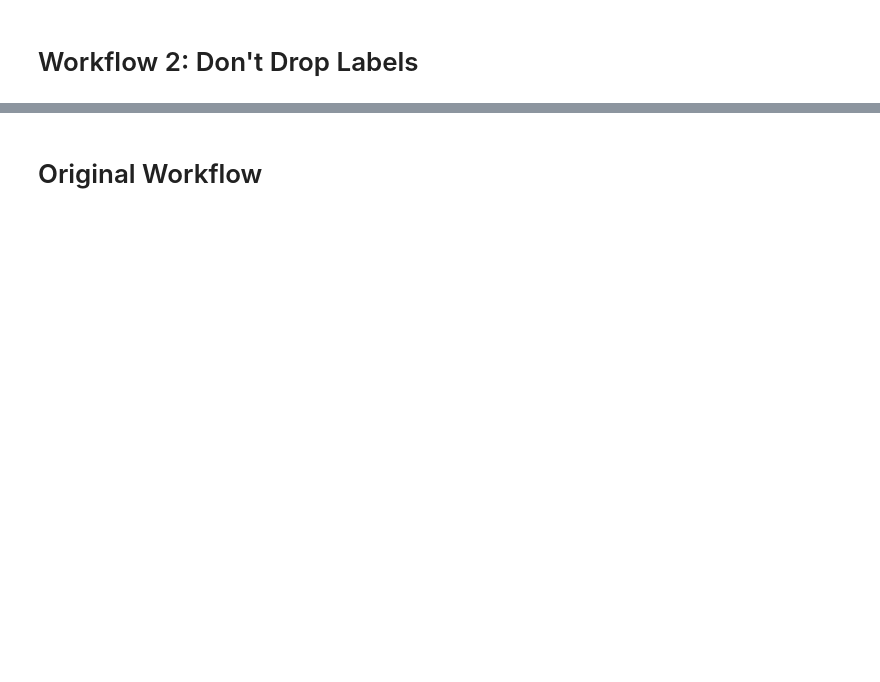
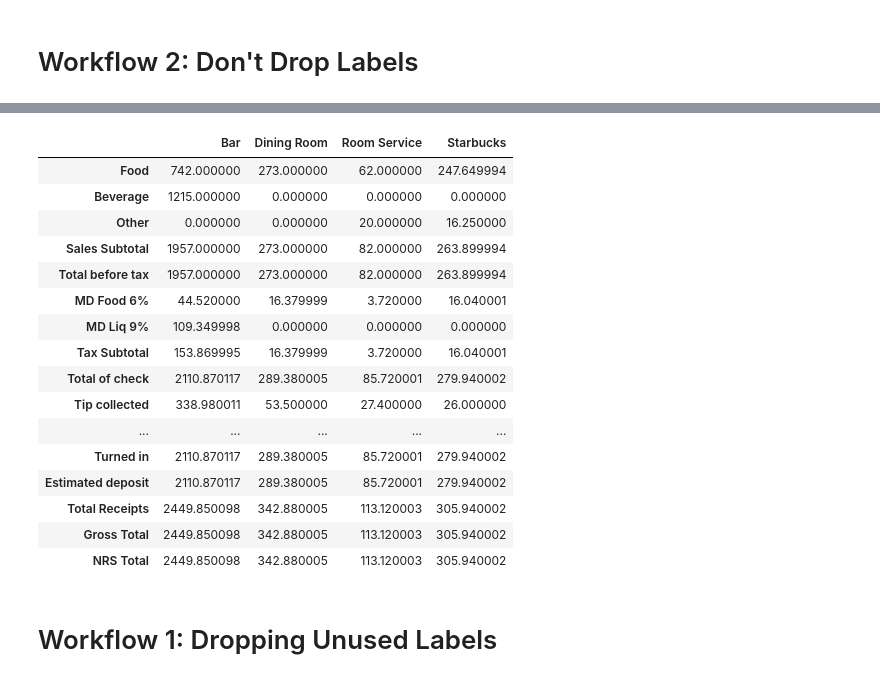
Before and after one commit to BenJMcCarty/sbn_digital_dining_daily_reports, a Jupyter notebook: Script_to_Generate_Reports.ipynb, the cells around one changed output, grey strips where cells are left out. Cells and saved outputs as stored; diff of their text form; code cells hidden in the pictures; blank space fills up the shorter version.

```diff
--- a/Script_to_Generate_Reports.ipynb
+++ b/Script_to_Generate_Reports.ipynb
@@ -99,2 +303,22 @@ df_no_drp_idx
-# %% [markdown]
-# Original Workflow
+# %%
+df_no_drp_idx[df_no_drp_idx.sum(axis=1) > 0]
+# %% [output]
+|  | Bar | Dining Room | Room Service | Starbucks |
+| Food | 742.000000 | 273.000000 | 62.000000 | 247.649994 |
+| Beverage | 1215.000000 | 0.000000 | 0.000000 | 0.000000 |
+| Other | 0.000000 | 0.000000 | 20.000000 | 16.250000 |
+| Sales Subtotal | 1957.000000 | 273.000000 | 82.000000 | 263.899994 |
+| Total before tax | 1957.000000 | 273.000000 | 82.000000 | 263.899994 |
+| MD Food 6% | 44.520000 | 16.379999 | 3.720000 | 16.040001 |
+| MD Liq 9% | 109.349998 | 0.000000 | 0.000000 | 0.000000 |
+| Tax Subtotal | 153.869995 | 16.379999 | 3.720000 | 16.040001 |
+| Total of check | 2110.870117 | 289.380005 | 85.720001 | 279.940002 |
+| Tip collected | 338.980011 | 53.500000 | 27.400000 | 26.000000 |
+| ... | ... | ... | ... | ... |
+| Turned in | 2110.870117 | 289.380005 | 85.720001 | 279.940002 |
+| Estimated deposit | 2110.870117 | 289.380005 | 85.720001 | 279.940002 |
+| Total Receipts | 2449.850098 | 342.880005 | 113.120003 | 305.940002 |
+| Gross Total | 2449.850098 | 342.880005 | 113.120003 | 305.940002 |
+| NRS Total | 2449.850098 | 342.880005 | 113.120003 | 305.940002 |
+# %% [markdown]
+# Workflow 1: Dropping Unused Labels
```
Also changed, not shown: parts of 21 cells of this notebook.
